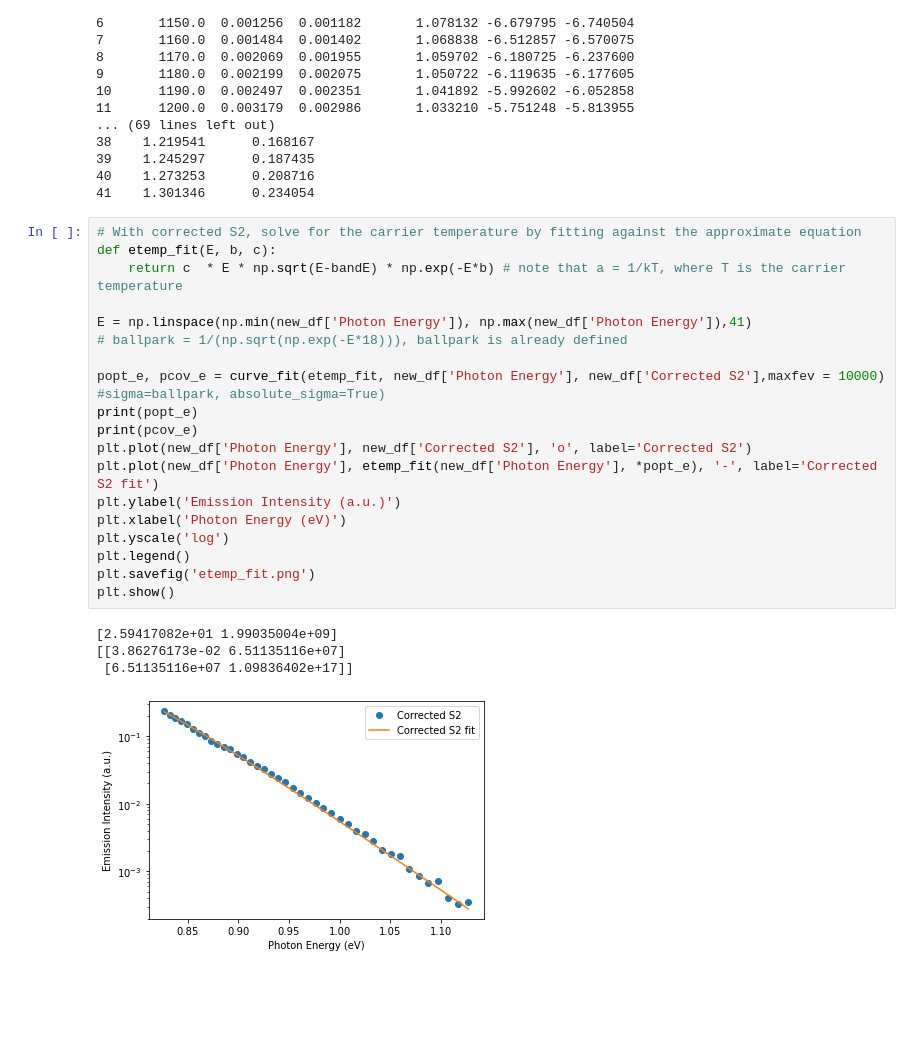
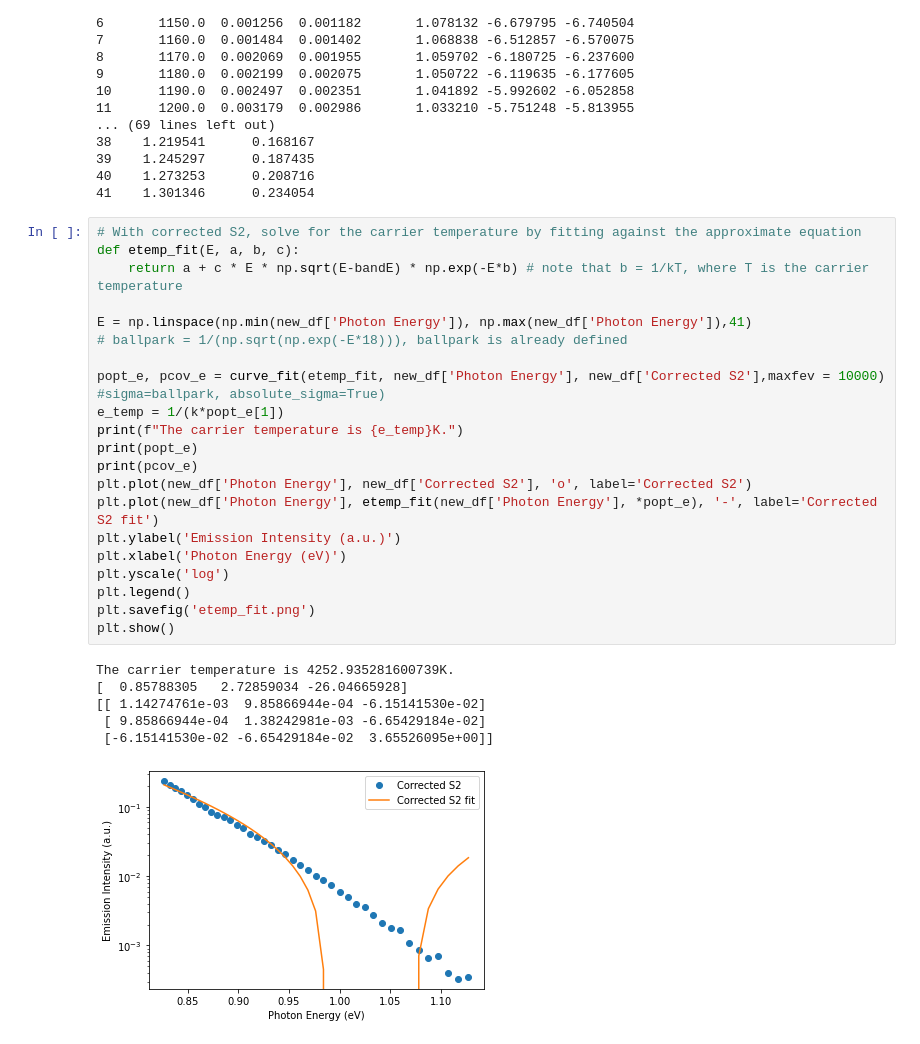
Before and after one commit to teoyi/PROJECT-Automate-Research-Process, a Jupyter notebook: test.ipynb, the cells around one changed output. Drawn from its saved outputs; the diff is of its cells as text; blank space fills up the shorter version.

```diff
--- a/test.ipynb
+++ b/test.ipynb
@@ -174,26 +174,30 @@ print(new_df)
 41    1.301346      0.234054
 # %%
 # With corrected S2, solve for the carrier temperature by fitting against the approximate equation
-def etemp_fit(E, b, c):
-    return c  * E * np.sqrt(E-bandE) * np.exp(-E*b) # note that a = 1/kT, where T is the carrier temperature
+def etemp_fit(E, a, b, c):
+    return a + c * E * np.sqrt(E-bandE) * np.exp(-E*b) # note that b = 1/kT, where T is the carrier temperature
 
 E = np.linspace(np.min(new_df['Photon Energy']), np.max(new_df['Photon Energy']),41)
 # ballpark = 1/(np.sqrt(np.exp(-E*18))), ballpark is already defined
 
 popt_e, pcov_e = curve_fit(etemp_fit, new_df['Photon Energy'], new_df['Corrected S2'],maxfev = 10000)
 #sigma=ballpark, absolute_sigma=True)
+e_temp = 1/(k*popt_e[1])
+print(f"The carrier temperature is {e_temp}K.")
 print(popt_e)
 print(pcov_e)
 plt.plot(new_df['Photon Energy'], new_df['Corrected S2'], 'o', label='Corrected S2')
 plt.plot(new_df['Photon Energy'], etemp_fit(new_df['Photon Energy'], *popt_e), '-', label='Corrected S2 fit')
 plt.ylabel('Emission Intensity (a.u.)')
 plt.xlabel('Photon Energy (eV)')
 plt.yscale('log')
 plt.legend()
 plt.savefig('etemp_fit.png')
 plt.show()
 # %% [output]
-[2.59417082e+01 1.99035004e+09]
-[[3.86276173e-02 6.51135116e+07]
- [6.51135116e+07 1.09836402e+17]]
+The carrier temperature is 4252.935281600739K.
+[  0.85788305   2.72859034 -26.04665928]
+[[ 1.14274761e-03  9.85866944e-04 -6.15141530e-02]
+ [ 9.85866944e-04  1.38242981e-03 -6.65429184e-02]
+ [-6.15141530e-02 -6.65429184e-02  3.65526095e+00]]
-[figure, old version]
+[figure, new version]
```
Also changed, not shown: 3 other files.
